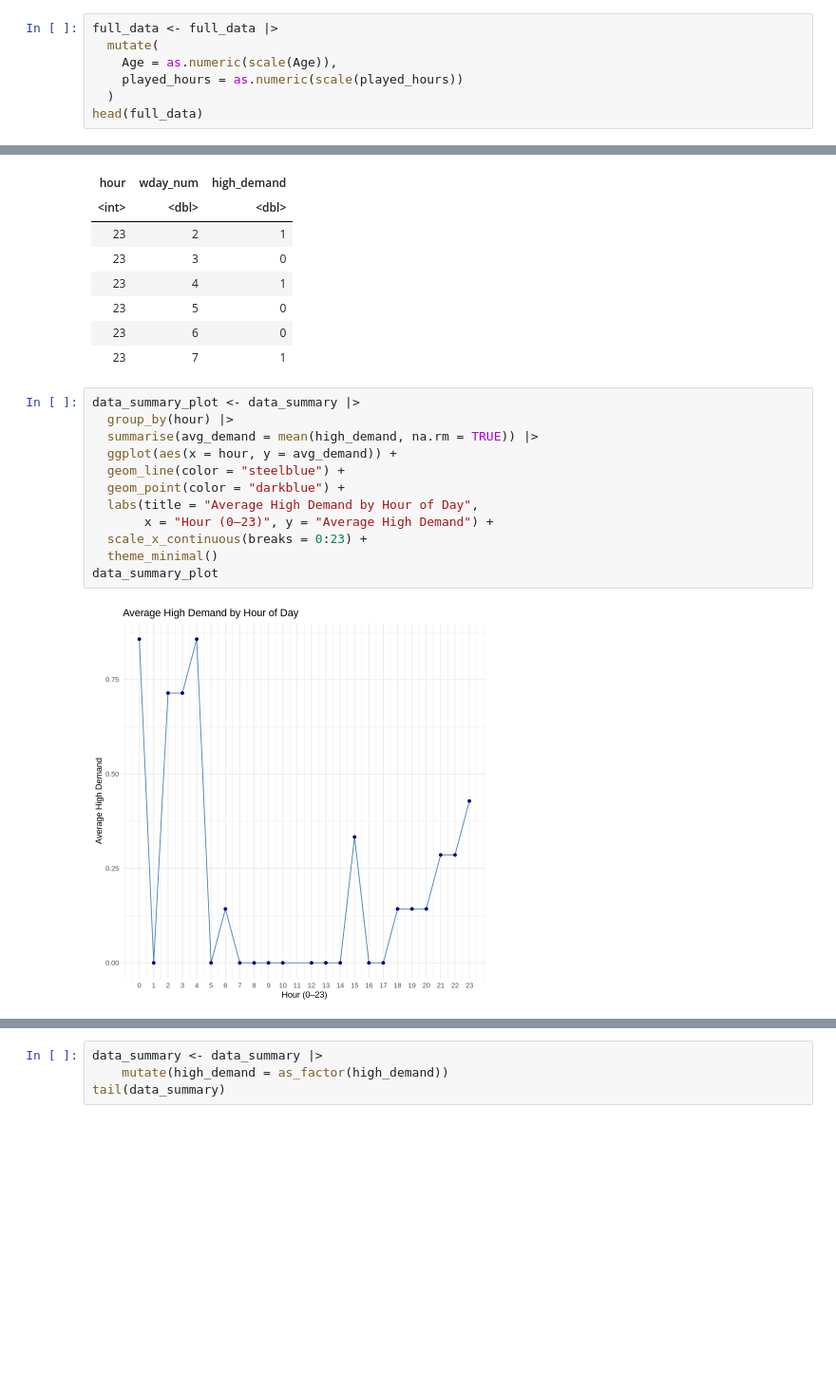
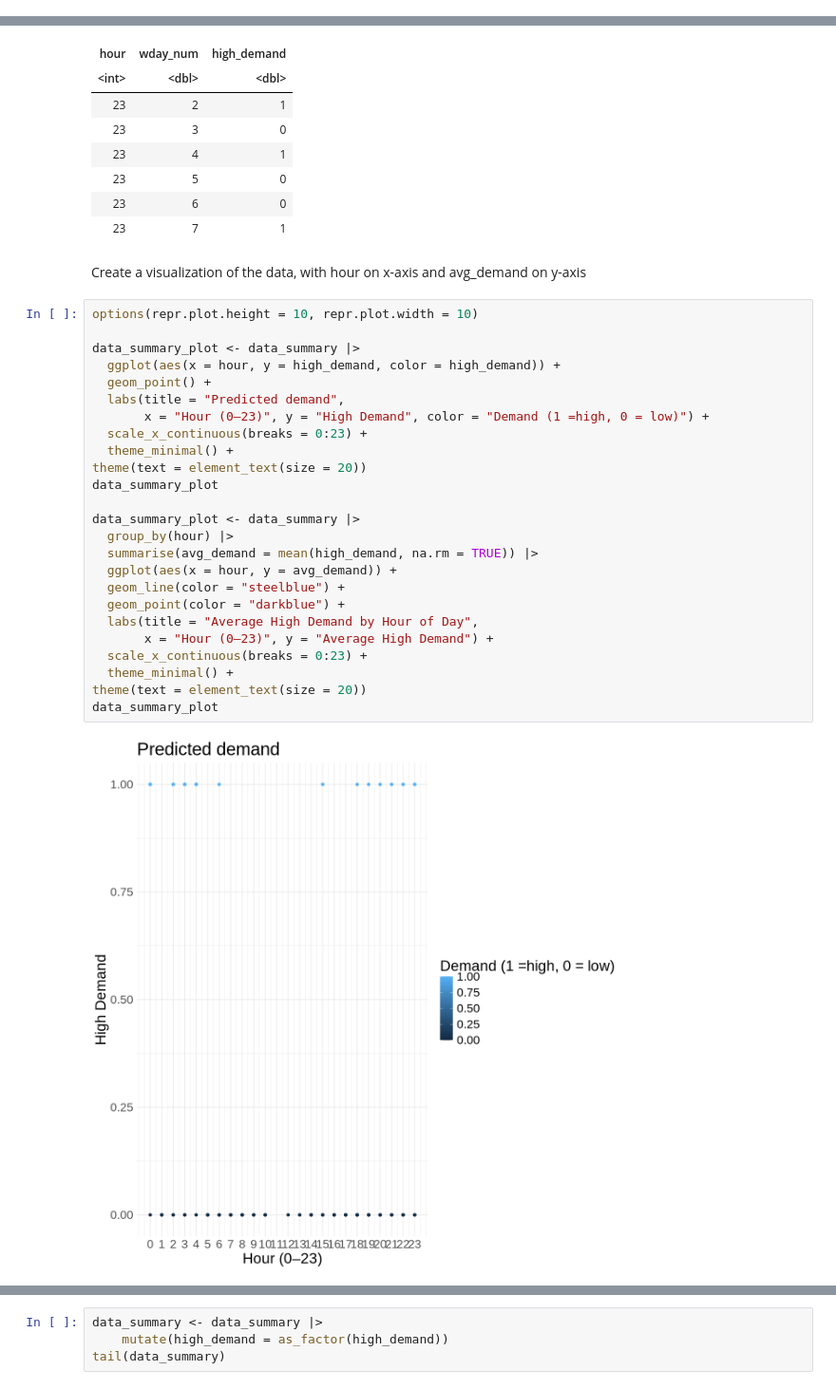
Before and after one commit to ramoladeepika/Ramola_DSCI_100_project_2025, a Jupyter notebook: Dsci_100_project_code.ipynb, the cells around one changed output, grey strips where cells are left out. Shown at 95% size. Cells and saved outputs as stored; diff of their text form; blank space fills up the shorter version.

Commit message:
Full report

```diff
--- a/Dsci_100_project_code.ipynb
+++ b/Dsci_100_project_code.ipynb
@@ -121,10 +191,3 @@ A tibble: 6 × 16
 | bfce39c89d6549f2bb94d8064d3ce69dc... | 25/07/2024 03:22 | 25/07/2024 03:58 | 1.72188e+12 | 1.72188e+12 | Regular | TRUE | 223.1 | ... |
 | 36d9cbb4c6bc0c1a6911436d2da0d09ec... | 25/05/2024 16:01 | 25/05/2024 16:12 | 1.71665e+12 | 1.71665e+12 | Amateur | TRUE | 53.9 | ... |
 | bfce39c89d6549f2bb94d8064d3ce69dc... | 23/06/2024 15:08 | 23/06/2024 17:10 | 1.71916e+12 | 1.71916e+12 | Regular | TRUE | 223.1 | ... |
-# %%
-full_data <- full_data |>
-  mutate(
-    Age = as.numeric(scale(Age)),
-    played_hours = as.numeric(scale(played_hours))
-  )
-head(full_data)
@@ -179,17 +233,32 @@ A tibble: 6 × 3
 | 23 | 5 | 0 |
 | 23 | 6 | 0 |
 | 23 | 7 | 1 |
+# %% [markdown]
+Create a visualization of the data, with hour on x-axis and avg_demand on y-axis
 # %%
+options(repr.plot.height = 10, repr.plot.width = 10)
+
+data_summary_plot <- data_summary |>
+  ggplot(aes(x = hour, y = high_demand, color = high_demand)) +
+  geom_point() +
+  labs(title = "Predicted demand",
+       x = "Hour (0–23)", y = "High Demand", color = "Demand (1 =high, 0 = low)") +
+  scale_x_continuous(breaks = 0:23) +
+  theme_minimal() +
+theme(text = element_text(size = 20))
+data_summary_plot
+
 data_summary_plot <- data_summary |>
   group_by(hour) |>
   summarise(avg_demand = mean(high_demand, na.rm = TRUE)) |>
   ggplot(aes(x = hour, y = avg_demand)) +
   geom_line(color = "steelblue") +
   geom_point(color = "darkblue") +
   labs(title = "Average High Demand by Hour of Day",
        x = "Hour (0–23)", y = "Average High Demand") +
   scale_x_continuous(breaks = 0:23) +
-  theme_minimal()
+  theme_minimal() +
+theme(text = element_text(size = 20))
 data_summary_plot
 # %% [output]
-[figure, old version]
+[figure, new version]
```
Also changed, not shown: parts of 28 cells of this notebook.
